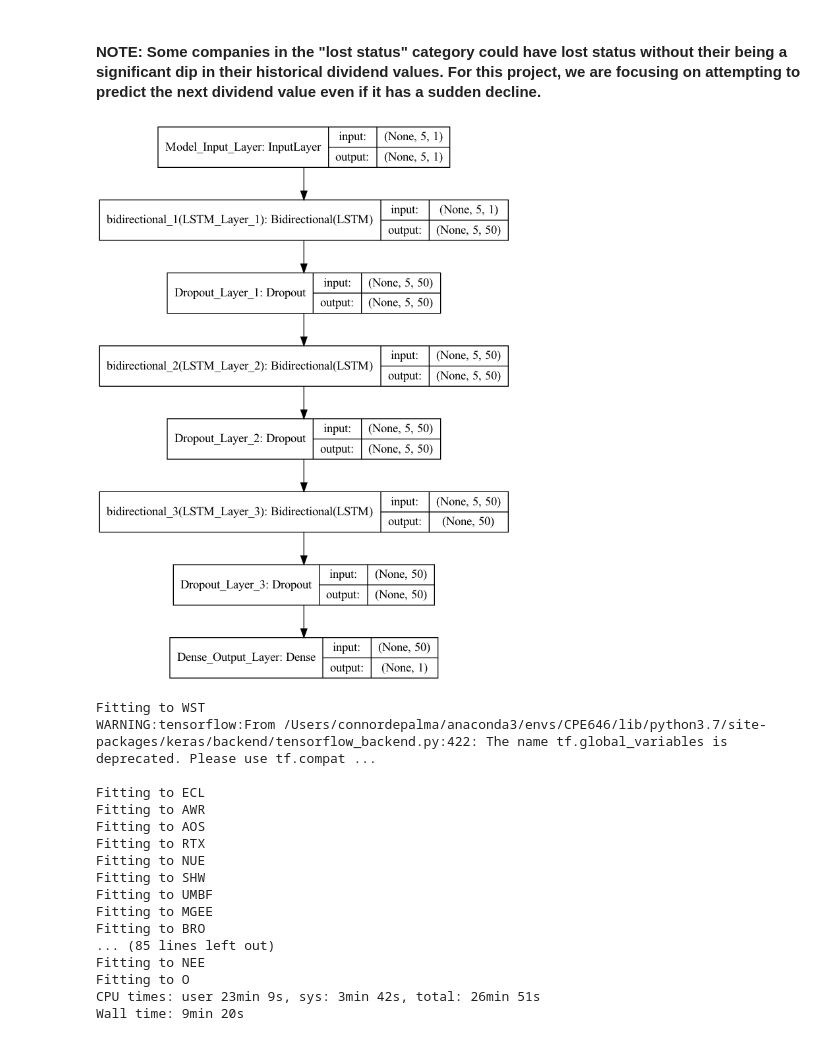
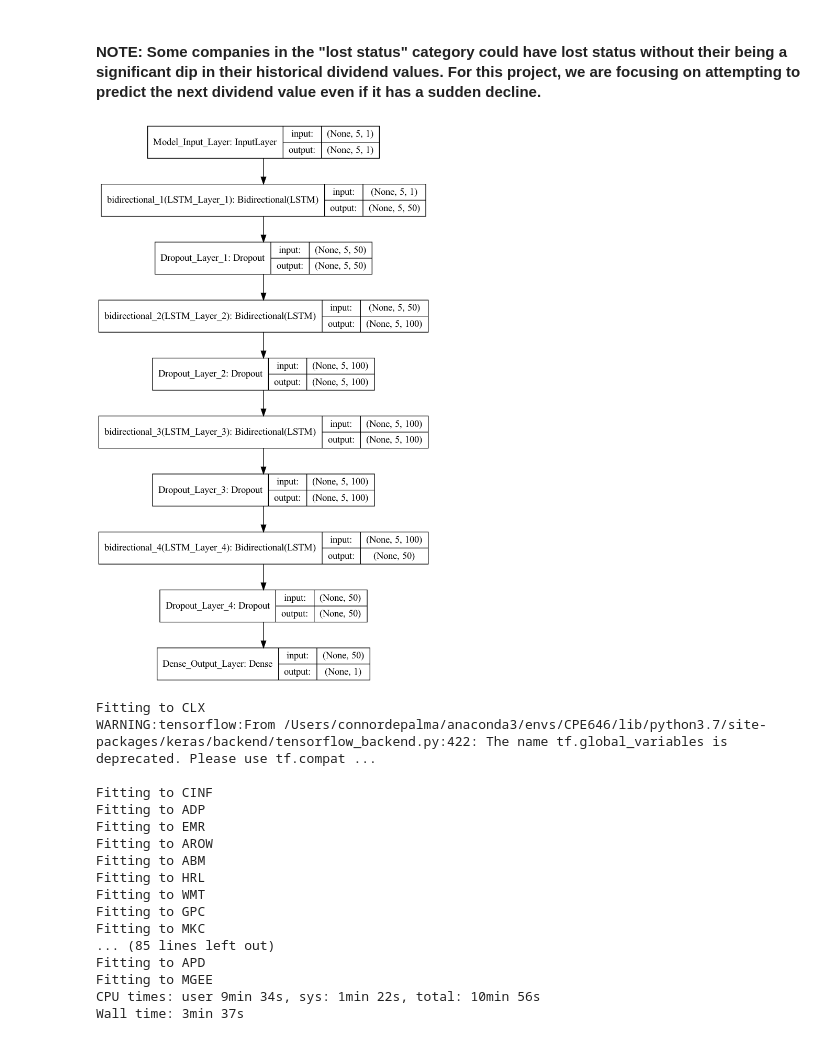
Before and after one commit to danpelis/DividendChampionPredictor, a Jupyter notebook: LSTM/LSTM.ipynb, the cells around one changed output. Drawn from its saved outputs; the diff is of its cells as text; code cells hidden in the pictures.

```diff
--- a/LSTM/LSTM.ipynb
+++ b/LSTM/LSTM.ipynb
@@ -255,31 +253,34 @@ plt.show()
 # %%
 # Create LSTM Model
 
 # The LSTM architecture
 regressor = Sequential()
 # First LSTM layer with Dropout regularization
 regressor.add(InputLayer(input_shape=(X_train.shape[1],1), name = "Model_Input_Layer"))
 regressor.add(Bidirectional(LSTM(units=25, return_sequences=True, name="LSTM_Layer_1")))
 regressor.add(Dropout(0.2,name="Dropout_Layer_1"))
 # Second LSTM layer
-regressor.add(Bidirectional(LSTM(units=25, return_sequences=True,name="LSTM_Layer_2")))
+regressor.add(Bidirectional(LSTM(units=50, return_sequences=True,name="LSTM_Layer_2")))
 regressor.add(Dropout(0.3,name="Dropout_Layer_2"))
 # Third LSTM layer
-regressor.add(Bidirectional(LSTM(units=25, return_sequences=False,name="LSTM_Layer_3")))
-regressor.add(Dropout(0.5,name="Dropout_Layer_3"))
+regressor.add(Bidirectional(LSTM(units=50, return_sequences=True,name="LSTM_Layer_3")))
+regressor.add(Dropout(0.4,name="Dropout_Layer_3"))
+# Fourth LSTM layer
+regressor.add(Bidirectional(LSTM(units=25, return_sequences=False,name="LSTM_Layer_4")))
+regressor.add(Dropout(0.5,name="Dropout_Layer_4"))
 # The output layer
 regressor.add(Dense(units=1, name="Dense_Output_Layer"))
 
 plot_model(
     regressor,
     to_file="model.png",
     show_shapes=True,
     show_layer_names=True,
     expand_nested=False,
     dpi=96
 )
 # %% [output]
-[figure, old version]
+[figure, new version]
 # %%
 %%time
 # Compiling the RNN
@@ -288,23 +289,23 @@ regressor.compile(optimizer='adam', loss='mean_squared_error')
 hists = {}
 for i in stockListFix:
     print("Fitting to", i)
-    hists[i] = regressor.fit(trainset[i]["X"], trainset[i]["y"], epochs=20, batch_size=20,verbose=0)
+    hists[i] = regressor.fit(trainset[i]["X"], trainset[i]["y"], epochs=10, batch_size=40,verbose=0)
 # %% [output]
-Fitting to WST
+Fitting to CLX
 WARNING:tensorflow:From /Users/connordepalma/anaconda3/envs/CPE646/lib/python3.7/site-packages/keras/backend/tensorflow_backend.py:422: The name tf.global_variables is deprecated. Please use tf.compat ...
 
-Fitting to ECL
-Fitting to AWR
-Fitting to AOS
-Fitting to RTX
-Fitting to NUE
-Fitting to SHW
-Fitting to UMBF
+Fitting to CINF
+Fitting to ADP
+Fitting to EMR
+Fitting to AROW
+Fitting to ABM
+Fitting to HRL
+Fitting to WMT
+Fitting to GPC
+Fitting to MKC
+... (85 lines left out)
+Fitting to APD
 Fitting to MGEE
-Fitting to BRO
-... (85 lines left out)
-Fitting to NEE
-Fitting to O
-CPU times: user 23min 9s, sys: 3min 42s, total: 26min 51s
-Wall time: 9min 20s
+CPU times: user 9min 34s, sys: 1min 22s, total: 10min 56s
+Wall time: 3min 37s
 # %%
```
Also changed, not shown: parts of 7 cells of this notebook, 1 other file.
